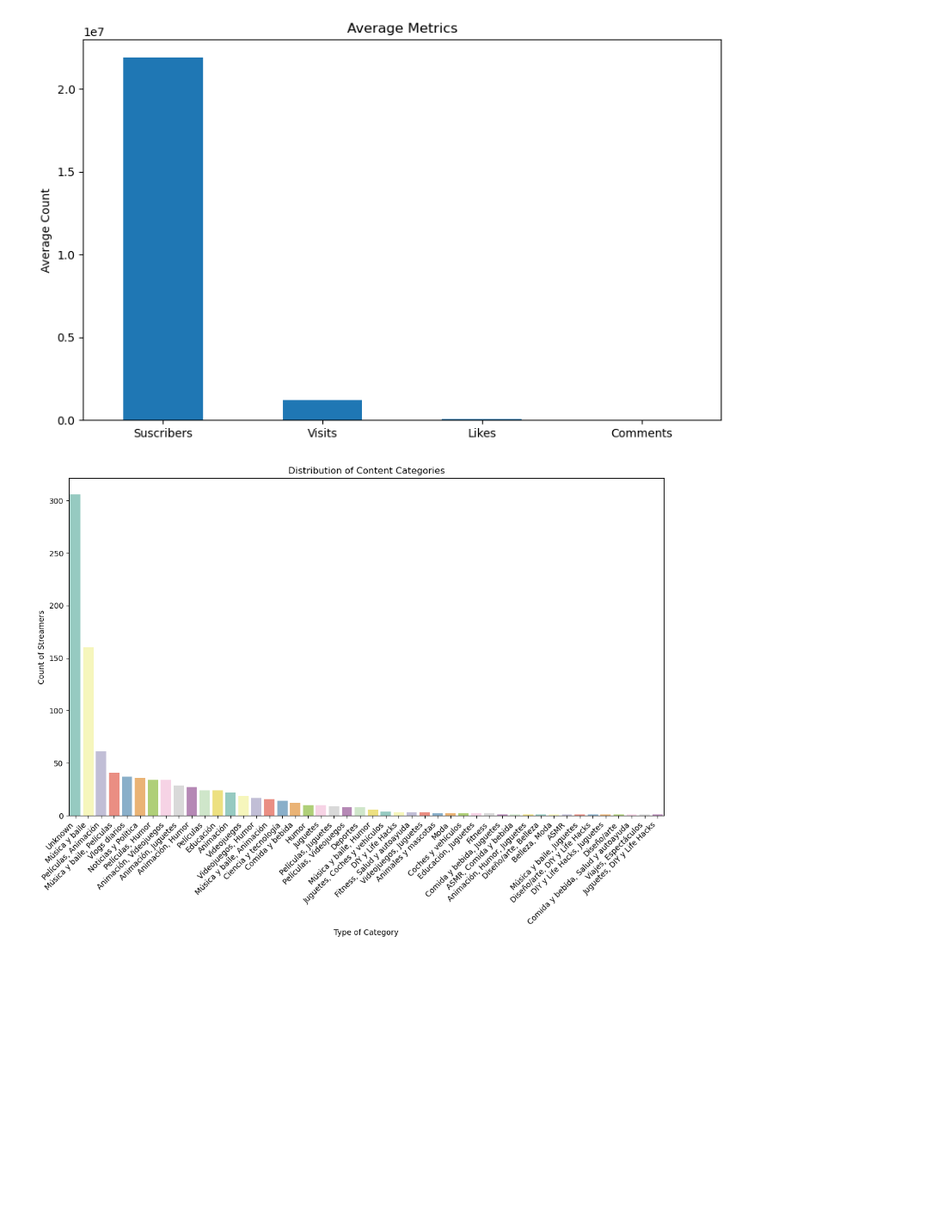
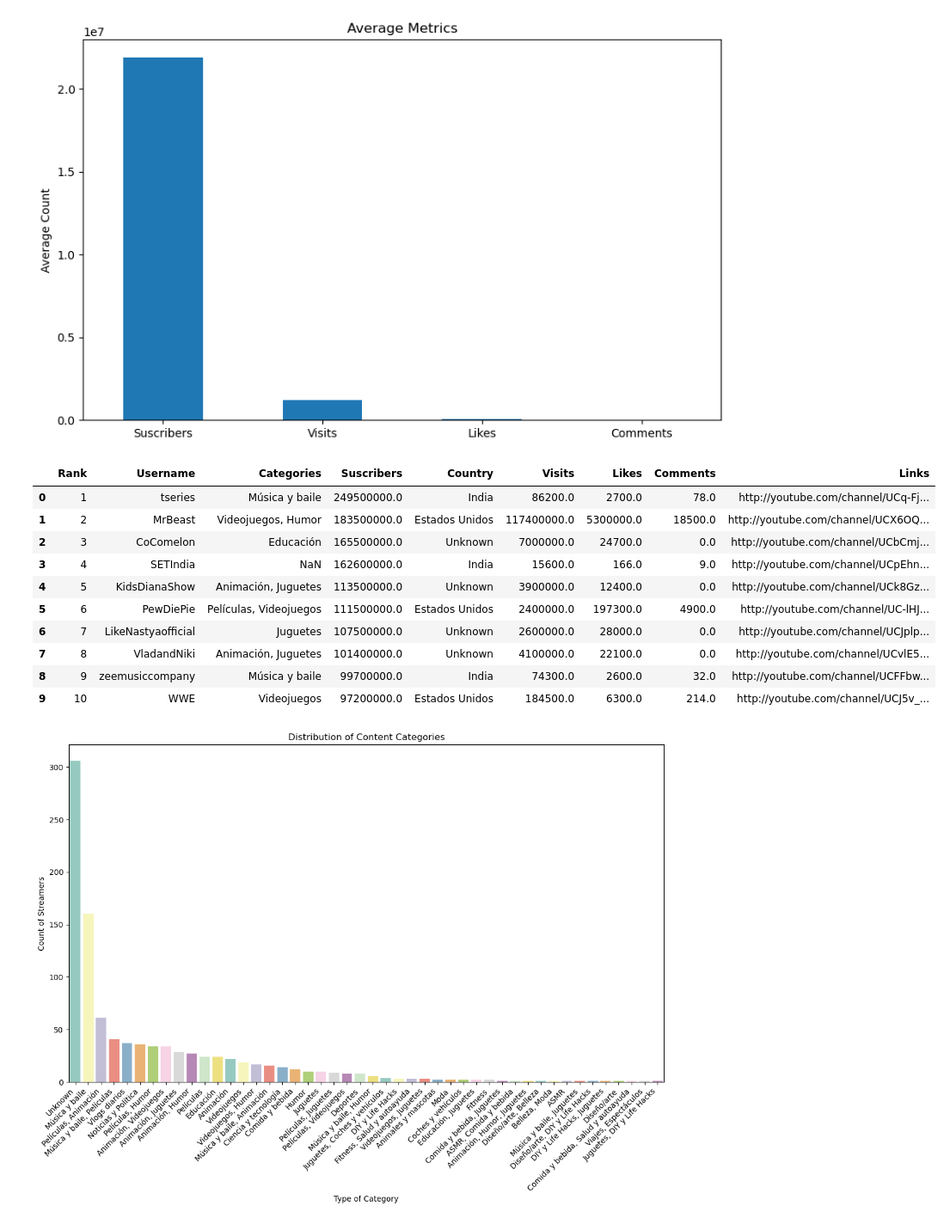
Before and after one commit to AneleMaphalala/TASK-INTERN-CAREER, a Jupyter notebook: Task 1 YouTube Streamer Analysis/YouTubeStreamerAnalysis.ipynb, the cells around one changed output. Shown at 86% size. Cells and saved outputs as stored; diff of their text form; code cells hidden in the pictures; blank space fills up the shorter version.

```diff
--- a/Task 1 YouTube Streamer Analysis/YouTubeStreamerAnalysis.ipynb
+++ b/Task 1 YouTube Streamer Analysis/YouTubeStreamerAnalysis.ipynb
@@ -313,6 +313,31 @@ plt.xticks(rotation=0)
 plt.show()
 # %% [output]
 [figure]
+# %%
+#Top performing content creator based on the number of subscribers
+def top_performing_creators(data_path, num_creators=10):
+    YouTube_df = pd.read_csv(data_path)
+    sorted_df = YouTube_df.sort_values(by='Suscribers', ascending=False)
+    top_creators = sorted_df.head(num_creators)
+
+    return top_creators
+# %%
+data_path = "youtubers_df.csv"
+top_creators_list = top_performing_creators(data_path)
+# %%
+top_creators_list
+# %% [output]
+|  | Rank | Username | Categories | Suscribers | Country | Visits | Likes | Comments | Links |
+| 0 | 1 | tseries | Música y baile | 249500000.0 | India | 86200.0 | 2700.0 | 78.0 | http://youtube.com/channel/UCq-Fj... |
+| 1 | 2 | MrBeast | Videojuegos, Humor | 183500000.0 | Estados Unidos | 117400000.0 | 5300000.0 | 18500.0 | http://youtube.com/channel/UCX6OQ... |
+| 2 | 3 | CoComelon | Educación | 165500000.0 | Unknown | 7000000.0 | 24700.0 | 0.0 | http://youtube.com/channel/UCbCmj... |
+| 3 | 4 | SETIndia | NaN | 162600000.0 | India | 15600.0 | 166.0 | 9.0 | http://youtube.com/channel/UCpEhn... |
+| 4 | 5 | KidsDianaShow | Animación, Juguetes | 113500000.0 | Unknown | 3900000.0 | 12400.0 | 0.0 | http://youtube.com/channel/UCk8Gz... |
+| 5 | 6 | PewDiePie | Películas, Videojuegos | 111500000.0 | Estados Unidos | 2400000.0 | 197300.0 | 4900.0 | http://youtube.com/channel/UC-lHJ... |
+| 6 | 7 | LikeNastyaofficial | Juguetes | 107500000.0 | Unknown | 2600000.0 | 28000.0 | 0.0 | http://youtube.com/channel/UCJplp... |
+| 7 | 8 | VladandNiki | Animación, Juguetes | 101400000.0 | Unknown | 4100000.0 | 22100.0 | 0.0 | http://youtube.com/channel/UCvlE5... |
+| 8 | 9 | zeemusiccompany | Música y baile | 99700000.0 | India | 74300.0 | 2600.0 | 32.0 | http://youtube.com/channel/UCFFbw... |
+| 9 | 10 | WWE | Videojuegos | 97200000.0 | Estados Unidos | 184500.0 | 6300.0 | 214.0 | http://youtube.com/channel/UCJ5v_... |
 # %%
 # Visualisation of the distribution of content categories
 plt.figure(figsize=(14, 8))
```
Also changed, not shown: parts of 3 cells of this notebook.
